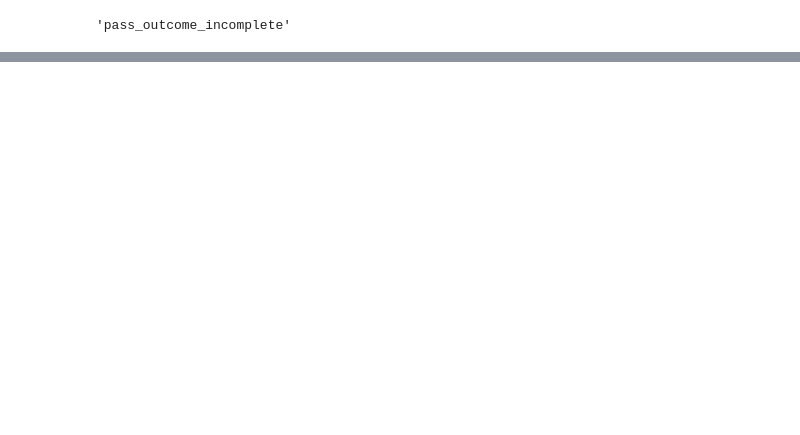
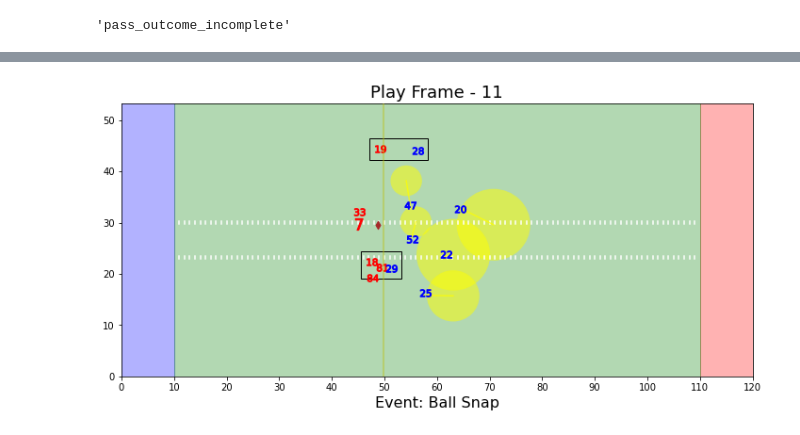
Before and after one commit to jhowenstein/nfl-big-data, a Jupyter notebook: notebooks/feature/Evaluate Outcome.ipynb, the cells around one changed output, grey strips where cells are left out. Drawn from its saved outputs; the diff is of its cells as text; code cells hidden in the pictures; blank space fills up the shorter version.

```diff
--- a/notebooks/feature/Evaluate Outcome.ipynb
+++ b/notebooks/feature/Evaluate Outcome.ipynb
@@ -200,0 +188,4 @@ play.events[play.outcome_event]
+# %%
+play.plot_play_frame(index='ball_snap',show_coverage=True,markers='number')
+# %% [output]
+[figure, added]
```
Also changed, not shown: parts of 24 cells of this notebook, 2 other files.
